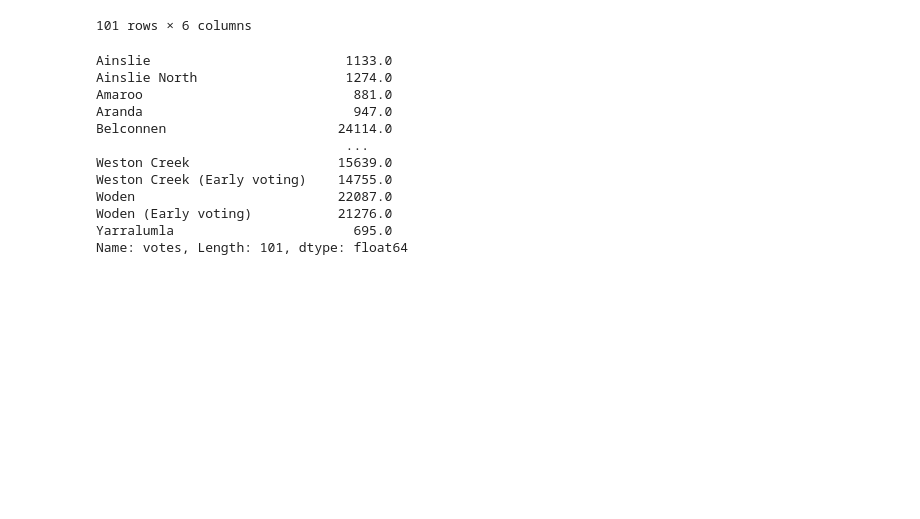
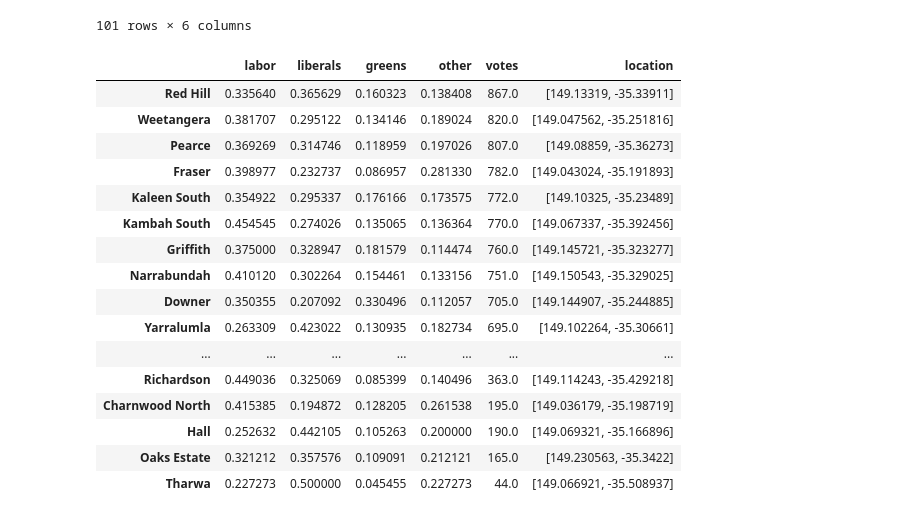
Before and after one commit to MarkusMannheim/act-election-2020, a Jupyter notebook: data/analyse_results.ipynb, the cells around one changed output. Drawn from its saved outputs; the diff is of its cells as text; code cells hidden in the pictures; blank space fills up the shorter version.

```diff
--- a/data/analyse_results.ipynb
+++ b/data/analyse_results.ipynb
@@ -117,18 +117,24 @@ results
 | Woden (Early voting) | 0.375447 | 0.344332 | 0.119618 | 0.160603 | 21276.0 | NaN |
 | Yarralumla | 0.263309 | 0.423022 | 0.130935 | 0.182734 | 695.0 | [149.102264, -35.30661] |
 101 rows × 6 columns
-# %%
-results["votes"]
-# %% [output]
-Ainslie                         1133.0
-Ainslie North                   1274.0
-Amaroo                           881.0
-Aranda                           947.0
-Belconnen                      24114.0
-                                ...
-Weston Creek                   15639.0
-Weston Creek (Early voting)    14755.0
-Woden                          22087.0
-Woden (Early voting)           21276.0
-Yarralumla                       695.0
-Name: votes, Length: 101, dtype: float64
+# %%
+results = results[results["location"] != "NaN"]
+results.sort_values("votes", ascending=False).tail(50)
+# %% [output]
+|  | labor | liberals | greens | other | votes | location |
+| Red Hill | 0.335640 | 0.365629 | 0.160323 | 0.138408 | 867.0 | [149.13319, -35.33911] |
+| Weetangera | 0.381707 | 0.295122 | 0.134146 | 0.189024 | 820.0 | [149.047562, -35.251816] |
+| Pearce | 0.369269 | 0.314746 | 0.118959 | 0.197026 | 807.0 | [149.08859, -35.36273] |
+| Fraser | 0.398977 | 0.232737 | 0.086957 | 0.281330 | 782.0 | [149.043024, -35.191893] |
+| Kaleen South | 0.354922 | 0.295337 | 0.176166 | 0.173575 | 772.0 | [149.10325, -35.23489] |
+| Kambah South | 0.454545 | 0.274026 | 0.135065 | 0.136364 | 770.0 | [149.067337, -35.392456] |
+| Griffith | 0.375000 | 0.328947 | 0.181579 | 0.114474 | 760.0 | [149.145721, -35.323277] |
+| Narrabundah | 0.410120 | 0.302264 | 0.154461 | 0.133156 | 751.0 | [149.150543, -35.329025] |
+| Downer | 0.350355 | 0.207092 | 0.330496 | 0.112057 | 705.0 | [149.144907, -35.244885] |
+| Yarralumla | 0.263309 | 0.423022 | 0.130935 | 0.182734 | 695.0 | [149.102264, -35.30661] |
+| ... | ... | ... | ... | ... | ... | ... |
+| Richardson | 0.449036 | 0.325069 | 0.085399 | 0.140496 | 363.0 | [149.114243, -35.429218] |
+| Charnwood North | 0.415385 | 0.194872 | 0.128205 | 0.261538 | 195.0 | [149.036179, -35.198719] |
+| Hall | 0.252632 | 0.442105 | 0.105263 | 0.200000 | 190.0 | [149.069321, -35.166896] |
+| Oaks Estate | 0.321212 | 0.357576 | 0.109091 | 0.212121 | 165.0 | [149.230563, -35.3422] |
+| Tharwa | 0.227273 | 0.500000 | 0.045455 | 0.227273 | 44.0 | [149.066921, -35.508937] |
```
Also changed, not shown: 1 other file.
